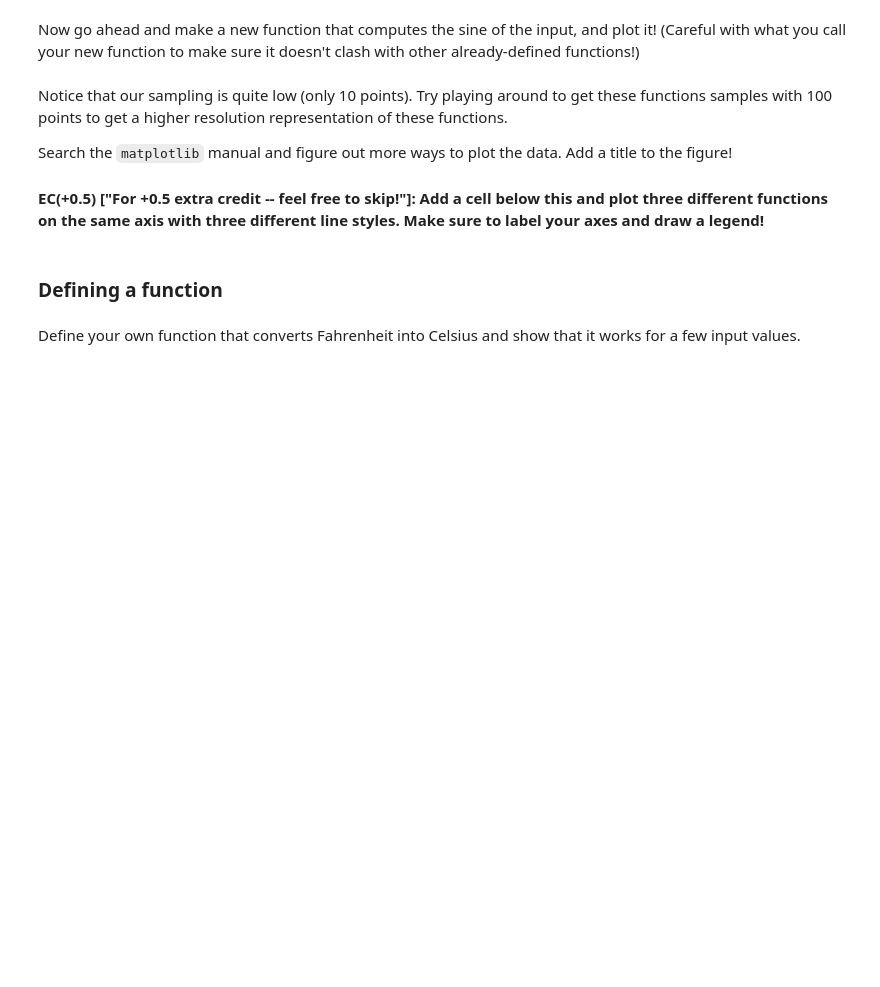
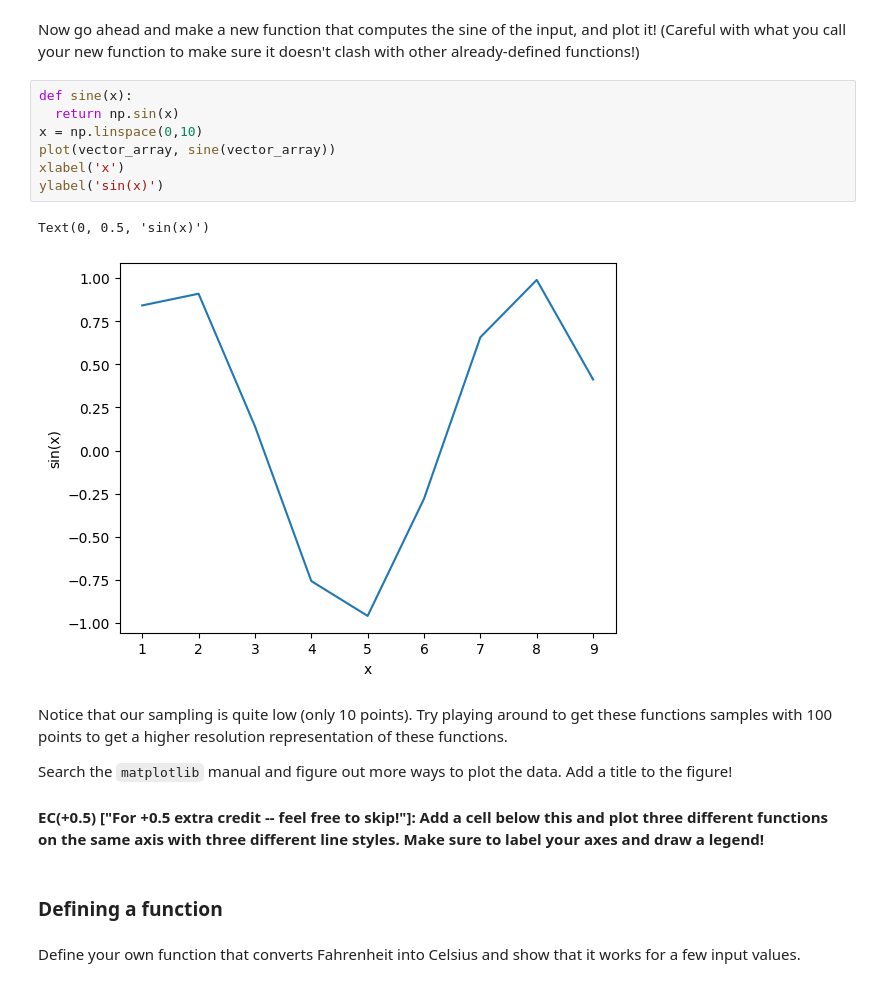
Before and after one commit to NathanW46/PHYS311_Fall2024, a Jupyter notebook: ComputationalHomework01.ipynb, the cells around one changed output. Cells and saved outputs as stored; diff of their text form; blank space fills up the shorter version.

```diff
--- a/ComputationalHomework01.ipynb
+++ b/ComputationalHomework01.ipynb
@@ -173,5 +182,15 @@ Remember that we're looking for a plot of f(x) on the y axis, and x on the x axi
 # %% [markdown]
 Now go ahead and make a new function that computes the sine of the input, and plot it! (Careful with what you call your new function to make sure it doesn't clash with other already-defined functions!)
+# %%
+def sine(x):
+  return np.sin(x)
+x = np.linspace(0,10)
+plot(vector_array, sine(vector_array))
+xlabel('x')
+ylabel('sin(x)')
+# %% [output]
+Text(0, 0.5, 'sin(x)')
+[figure, added]
 # %% [markdown]
 Notice that our sampling is quite low (only 10 points). Try playing around to get these functions samples with 100 points to get a higher resolution representation of these functions.
 
```
Also changed, not shown: parts of 19 cells of this notebook.
